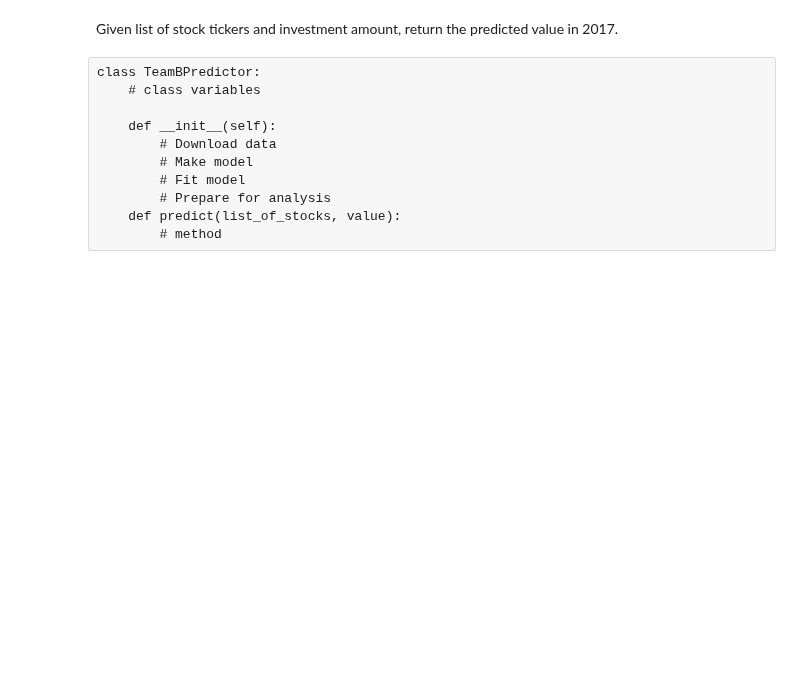
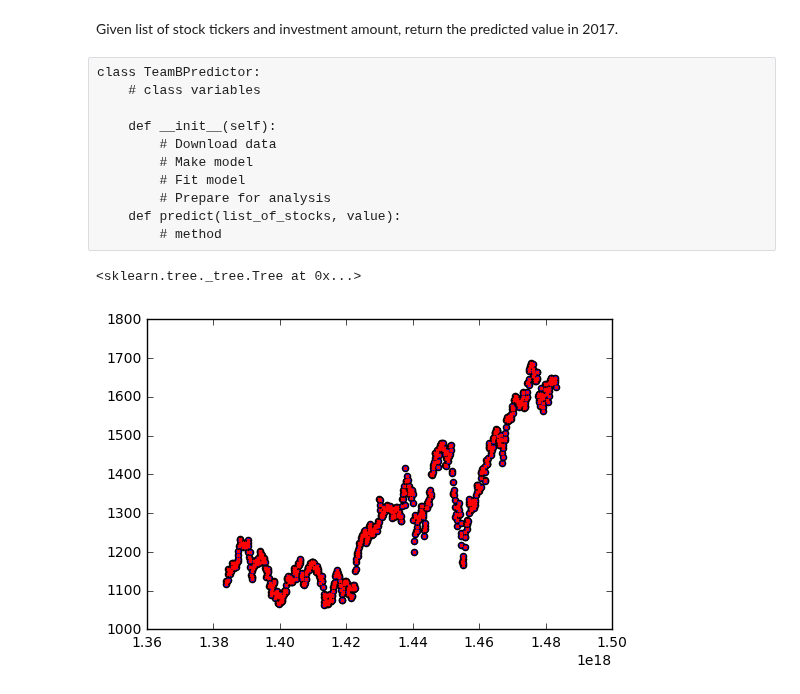
Before and after one commit to mohsseha/DSI-BOS-students, a Jupyter notebook: ntmitchell/week_9/collaboration -- stock predictor .ipynb, the cells around one changed output. Saved outputs shown, nothing was run; the diff lists cells and outputs as text; code cells hidden in the pictures; blank space fills up the shorter version.

```diff
--- a/ntmitchell/week_9/collaboration -- stock predictor .ipynb
+++ b/ntmitchell/week_9/collaboration -- stock predictor .ipynb
@@ -23,3 +23,31 @@ ticker_list = ["TMO", "FOX", "AMZN","AAPL","GM","IBM","TWTR","CBS","TM","BIO"]
 dataframe_dictionary = {}
 for ticker in ticker_list:
     dataframe_dictionary[ticker] = pd.read_csv("http://www.google.com/finance/historical?output=csv&q={}&startdate=2000-01-01&enddate=2017-01-01".format(ticker), encoding = "utf-8")
+# %%
+index_dataframe = pd.DataFrame()
+
+for stock in dataframe_dictionary.keys():
+    stock_dataframe = pd.DataFrame(dataframe_dictionary[stock])
+    stock_dataframe.columns = ['Date', 'Open', 'High', 'Low', 'Close', 'Volume']
+    stock_dataframe["Average Price"] = stock_dataframe.drop("Volume", axis = 1).mean(axis = 1)
+    stock_dataframe.index = stock_dataframe["Date"].apply(pd.to_datetime).values
+    stock_dataframe.drop(labels =["Volume", "Open", "High", "Low", "Close", "Date"], axis = 1, inplace = True)
+    stock_dataframe.sort_index(inplace = True)
+    index_dataframe = pd.concat([index_dataframe, stock_dataframe], axis = 1)
+# %%
+index_series = index_dataframe.dropna(axis = 0).sum(axis = 1)
+index_series = pd.DataFrame(index_series).apply(np.log)
+# %%
+from sklearn.tree import DecisionTreeRegressor
+
+tree_regress = DecisionTreeRegressor()
+tree_regress.fit(index_series.index.astype(int).reshape(-1,1), index_series)
+predictions = tree_regress.predict(index_series.index.astype(int).reshape(-1,1))
+# %% [output]
+<sklearn.tree._tree.Tree at 0x...>
+# %%
+plt.scatter(index_series.index.astype(int).reshape(-1,1), index_series)
+plt.scatter(index_series.index.astype(int).reshape(-1,1), predictions, c = 'r', marker='x', s = 5)
+plt.show()
+# %% [output]
+[figure, added]
```
Also changed, not shown: parts of 10 cells of this notebook, 6 other files.
